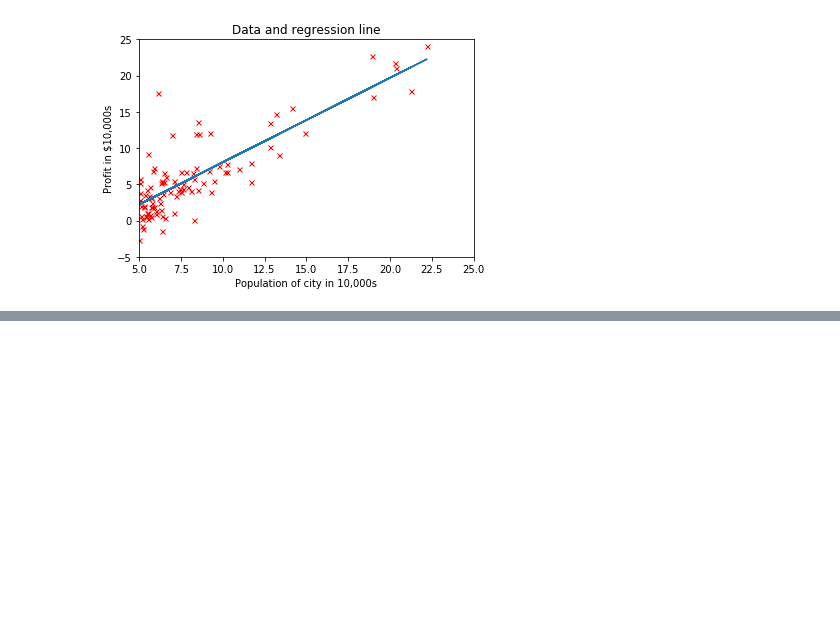
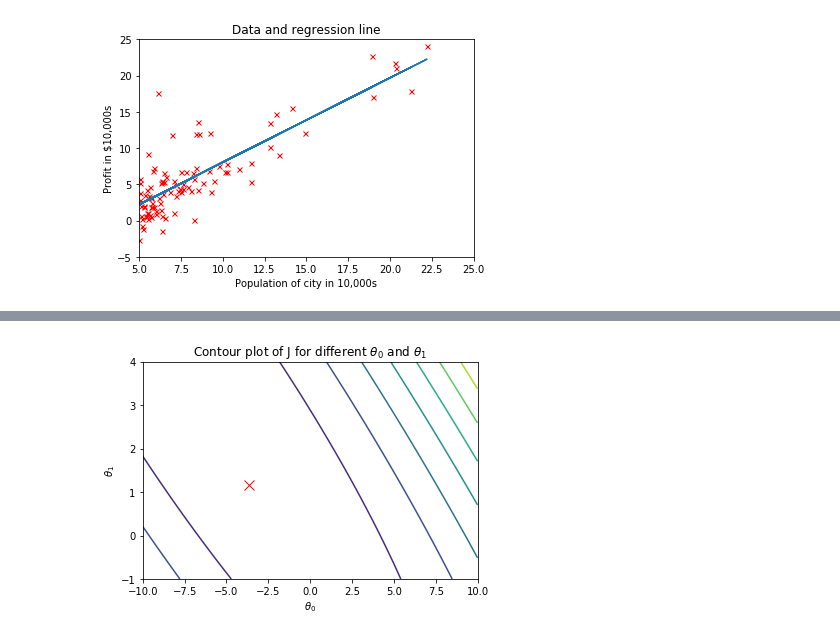
Before and after one commit to kdan5/statml, a Jupyter notebook: linear-regression/Linear Regression.ipynb, the cells around one changed output, grey strips where cells are left out. Cells and saved outputs as stored; diff of their text form; code cells hidden in the pictures; blank space fills up the shorter version.

```diff
--- a/linear-regression/Linear Regression.ipynb
+++ b/linear-regression/Linear Regression.ipynb
@@ -96,0 +146,10 @@ plt.show()
+# %%
+# Plot J_vals as contour plot
+plt.contour(theta0_vals, theta1_vals, J_vals)
+plt.plot(theta[0], theta[1], 'rx', markersize=10, linewidth=2)
+plt.title(r"Contour plot of J for different $\theta_0$ and $\theta_1$")
+plt.ylabel(r"$\theta_1$")
+plt.xlabel(r"$\theta_0$")
+plt.show()
+# %% [output]
+[figure, added]
```
Also changed, not shown: parts of 9 cells of this notebook.
